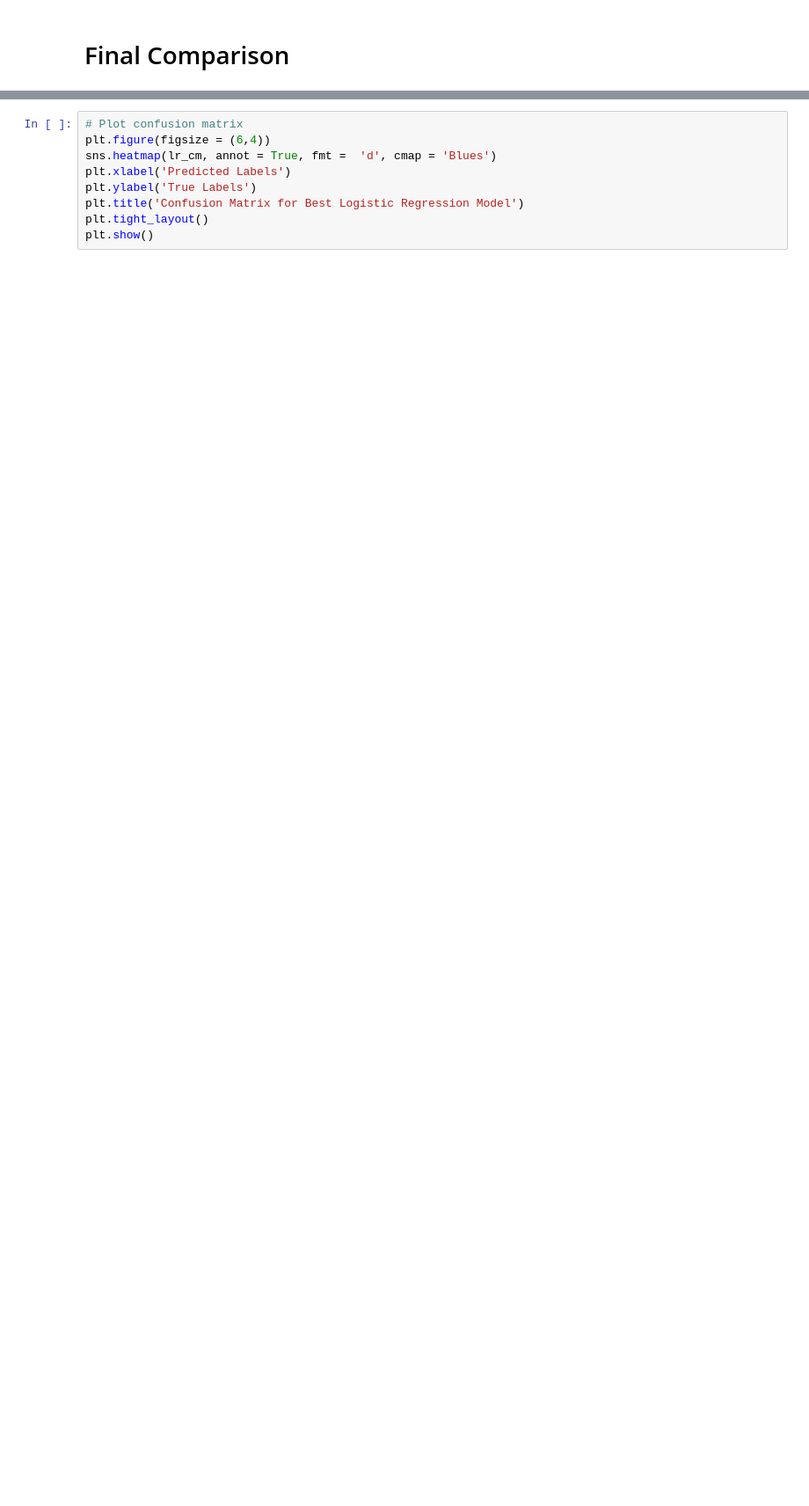
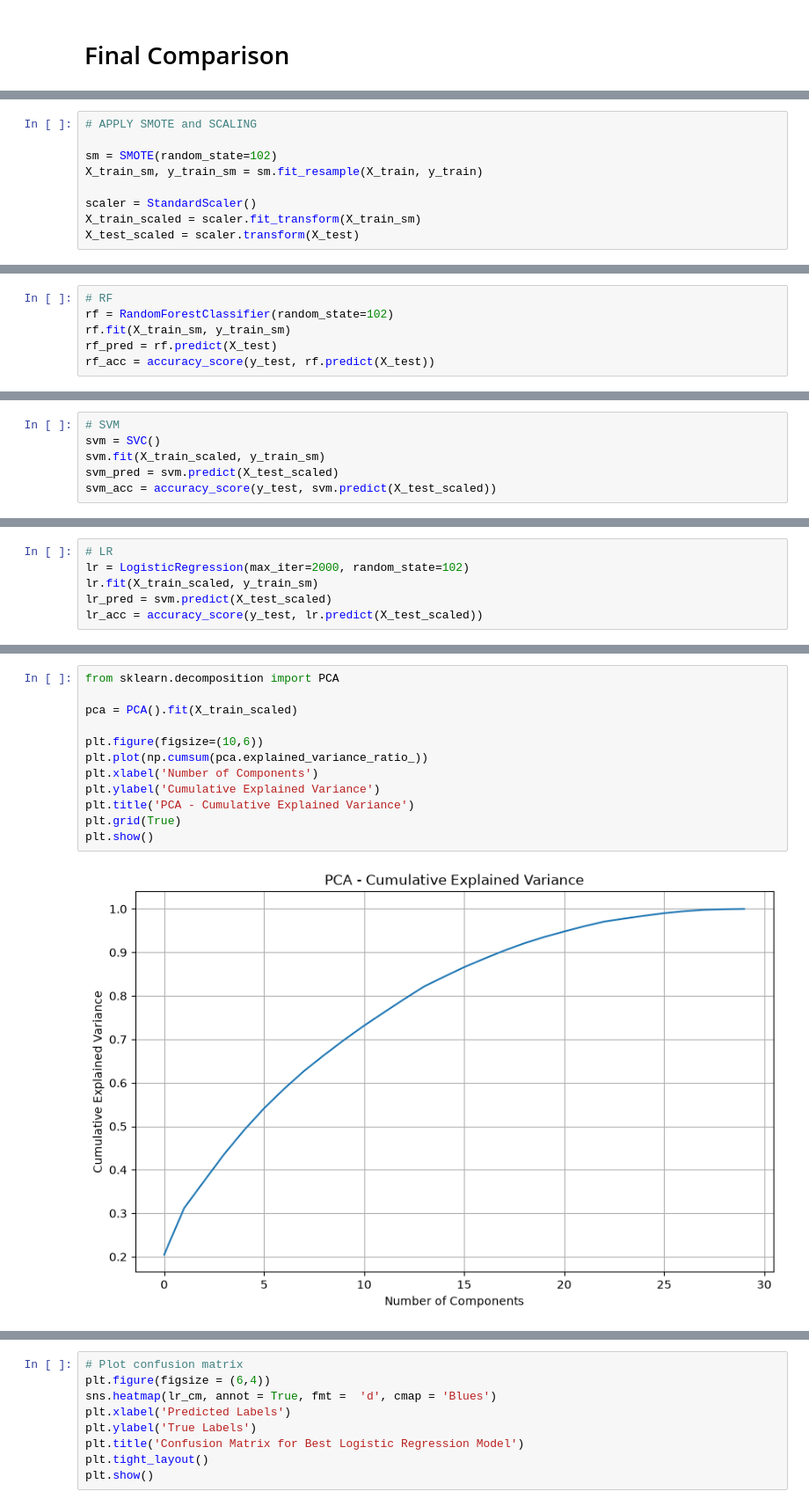
Before and after one commit to sba25078/HDipData_CA1-assignment-for-machine-learning-, a Jupyter notebook: ML_HDipData_CA1.ipynb, the cells around one changed output, grey strips where cells are left out. Shown at 88% size. Saved outputs shown, nothing was run; the diff lists cells and outputs as text; blank space fills up the shorter version.

```diff
--- a/ML_HDipData_CA1.ipynb
+++ b/ML_HDipData_CA1.ipynb
@@ -1064,0 +1098,9 @@ print(comparison)
+# %%
+# APPLY SMOTE and SCALING
+
+sm = SMOTE(random_state=102)
+X_train_sm, y_train_sm = sm.fit_resample(X_train, y_train)
+
+scaler = StandardScaler()
+X_train_scaled = scaler.fit_transform(X_train_sm)
+X_test_scaled = scaler.transform(X_test)
@@ -1064,0 +1109,6 @@ print(comparison)
+# %%
+# RF
+rf = RandomForestClassifier(random_state=102)
+rf.fit(X_train_sm, y_train_sm)
+rf_pred = rf.predict(X_test)
+rf_acc = accuracy_score(y_test, rf.predict(X_test))
@@ -1064,0 +1137,6 @@ print(comparison)
+# %%
+# SVM
+svm = SVC()
+svm.fit(X_train_scaled, y_train_sm)
+svm_pred = svm.predict(X_test_scaled)
+svm_acc = accuracy_score(y_test, svm.predict(X_test_scaled))
@@ -1064,0 +1165,6 @@ print(comparison)
+# %%
+# LR
+lr = LogisticRegression(max_iter=2000, random_state=102)
+lr.fit(X_train_scaled, y_train_sm)
+lr_pred = svm.predict(X_test_scaled)
+lr_acc = accuracy_score(y_test, lr.predict(X_test_scaled))
@@ -1064,0 +1179,14 @@ print(comparison)
+# %%
+from sklearn.decomposition import PCA
+
+pca = PCA().fit(X_train_scaled)
+
+plt.figure(figsize=(10,6))
+plt.plot(np.cumsum(pca.explained_variance_ratio_))
+plt.xlabel('Number of Components')
+plt.ylabel('Cumulative Explained Variance')
+plt.title('PCA - Cumulative Explained Variance')
+plt.grid(True)
+plt.show()
+# %% [output]
+[figure, added]
```
Also changed, not shown: parts of 13 cells of this notebook.
